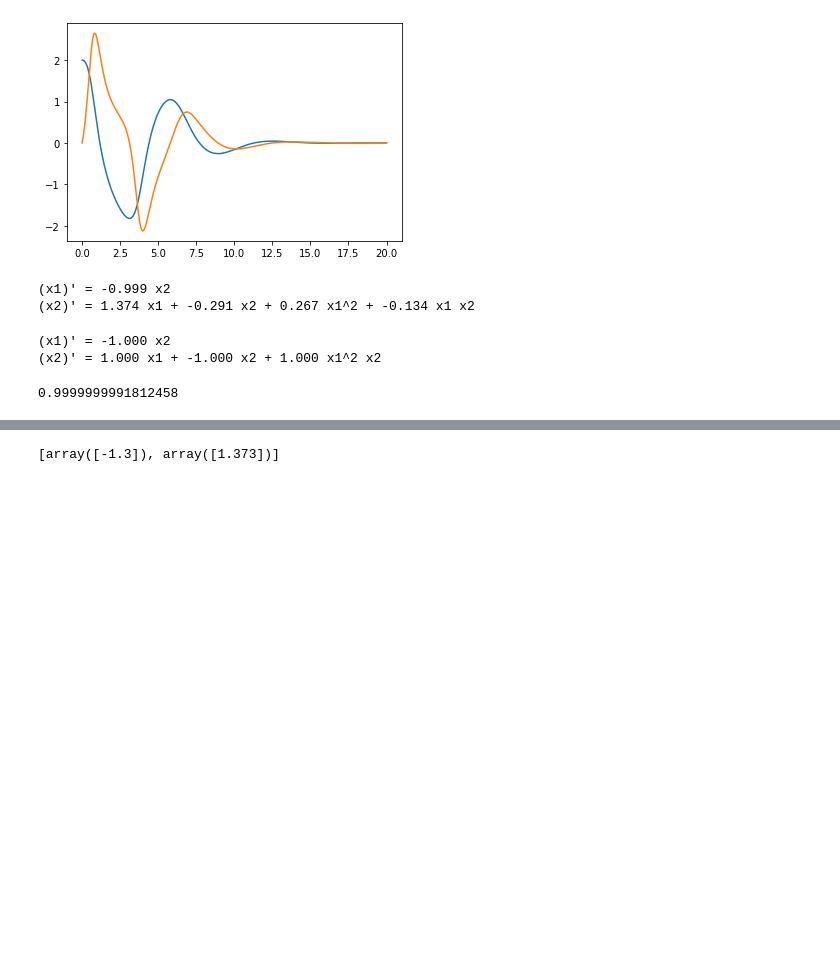
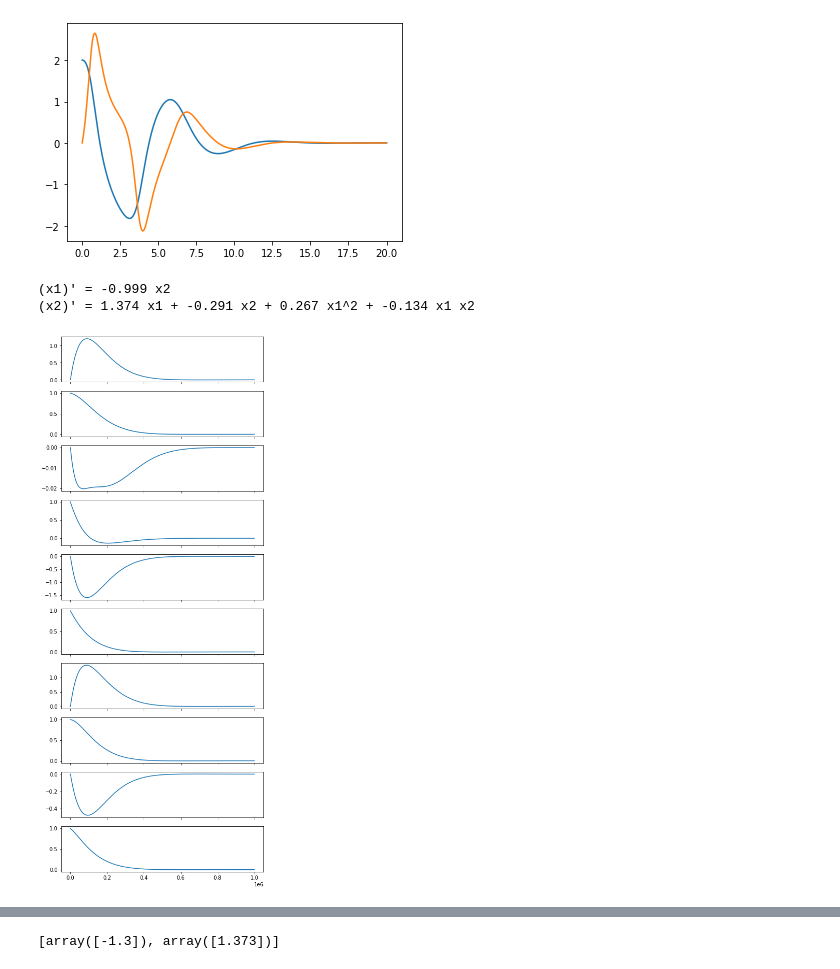
Before and after one commit to kyrxanthos/NN_dynamical_systems, a Jupyter notebook: find_DS.ipynb, the cells around one changed output, grey strips where cells are left out. Drawn from its saved outputs; the diff is of its cells as text; code cells hidden in the pictures; blank space fills up the shorter version.

```diff
--- a/find_DS.ipynb
+++ b/find_DS.ipynb
@@ -49,10 +95,13 @@ model.print()
 # %%
 # Generate measurement data
-dt = .01
+dt = .00001
 
-t_train = np.arange(0, 100, dt)
-x0_train = [0, 2]
+t_train = np.arange(0, 10, dt)
+x0_train = [0, 1]
+x0_train = [1, 1, 1, 1, 1, 1, 1, 1, 1, 1]
 t_train_span = (t_train[0], t_train[-1])
+dim = 10
+multiple = False
 
 # def vf(t, x):
 #     x1, x2 = x
@@ -63,30 +112,8 @@ t_train_span = (t_train[0], t_train[-1])
 def van_der_pol(t, x, p=[1]):
     return [-x[1],  x[0] - p[0] * (1 - x[0] ** 2) * x[1]]
 
-
-# def my_vf(t, x):
-#     y = [-x[:,1], x[:,0] - (1-x[:,0]**2)*x[:,1]]
+# def vf(t, x):
+#     x1 = x[0]
+#     x2 = x[1]
+#     y = [-x1 - 2*x2 + x1**3, -x2 + 0.5 * x1 **2 * x2 + x1 ** 3]
 #     return y
-
-
-x_train = solve_ivp(van_der_pol, t_train_span, x0_train,
-                    t_eval=t_train, **integrator_keywords).y.T
-
-# Instantiate and fit the SINDy model
-lasso_optimizer = Lasso(alpha=0.001, max_iter=2000, fit_intercept=False)
-diff_method = SmoothedFiniteDifference(smoother_kws={'window_length': 5})
-# opt = ps.optimizers.ssr.SSR()
-opt = ps.optimizers.STLSQ(threshold=0.01, alpha = 0.1, max_iter=500, normalize_columns=True)
-# x_dot = diff_method._differentiate(x_train, t_train)
-funcs = [lambda x: x, lambda x: x**2, lambda x: x**3]
-# lib = ps.feature_library.CustomLibrary(funcs).fit(x_train)
-lib = ps.PolynomialLibrary(degree=3).fit(x_train)
-lib.get_feature_names()
-model = ps.SINDy(optimizer=opt, feature_library=lib, differentiation_method=diff_method ,feature_names=['x1', 'x2'])
-model.fit(x_train, t=dt)
-model.print()
-model.score(x_train, dt)
-# %% [output]
-(x1)' = -1.000 x2
-(x2)' = 1.000 x1 + -1.000 x2 + 1.000 x1^2 x2
-0.9999999991812458
@@ -93,2 +151,8 @@ model.score(x_train, dt)
+# %%
+fig, axs = plt.subplots(x_train.shape[1], 1, sharex=True, figsize=(7, 19))
+for i in range(x_train.shape[1]):
+    axs[i].plot(x_train[:,i])
+# %% [output]
+[figure, added]
 # %%
 # Evolve the Lorenz equations in time using a different initial condition
```
Also changed, not shown: parts of 10 cells of this notebook, 35 other files.
